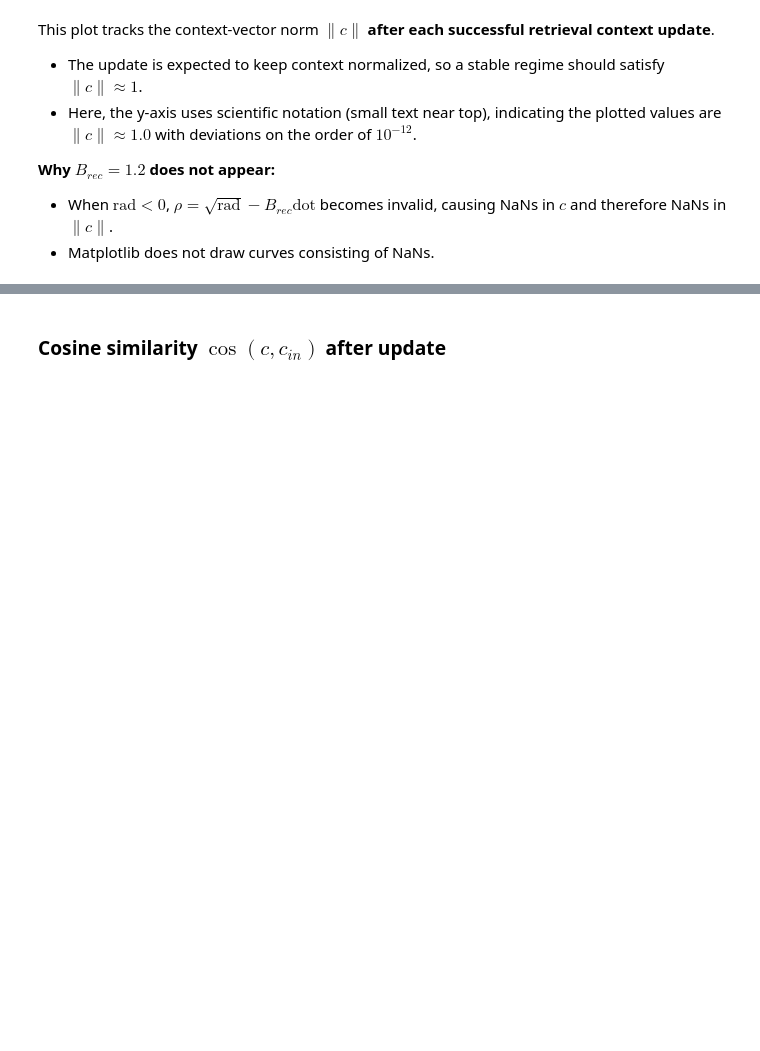
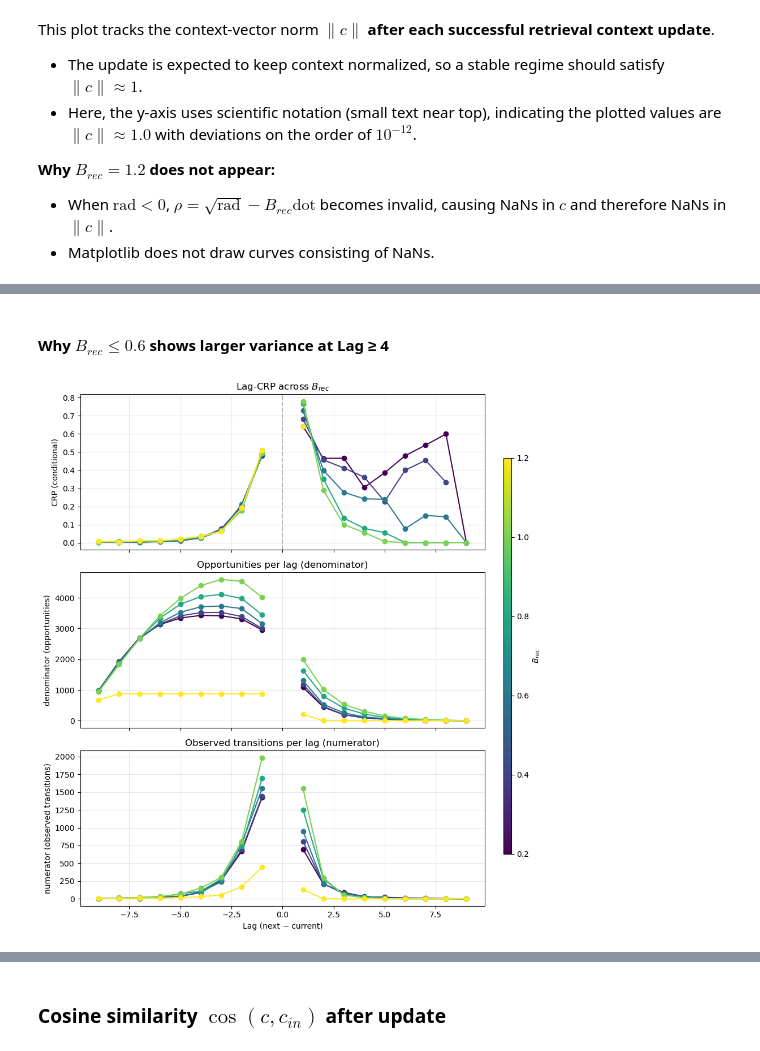
Before and after one commit to beaverjuly/PTSD_MemorySegmentation, a Jupyter notebook: external/CMR_SEM/CMR_MultiParameterSweep.ipynb, the cells around one changed output, grey strips where cells are left out. Saved outputs shown, nothing was run; the diff lists cells and outputs as text; code cells hidden in the pictures; blank space fills up the shorter version.

Commit message:
plot validation

```diff
--- a/external/CMR_SEM/CMR_MultiParameterSweep.ipynb
+++ b/external/CMR_SEM/CMR_MultiParameterSweep.ipynb
@@ -957,0 +995,8 @@ def plot_lag_crp_sweep(sweep_results, param_grid, param_name="Parameter", cmap_n
+# %%
+def plot_split_lags(ax, lags, y, color, marker="o", **kwargs):
+    lags = np.asarray(lags)
+    y = np.asarray(y)
+    neg = lags < 0
+    pos = lags > 0
+    ax.plot(lags[neg], y[neg], marker=marker, color=color, **kwargs)
+    ax.plot(lags[pos], y[pos], marker=marker, color=color, **kwargs)
@@ -1348,0 +1470,6 @@ This plot tracks the context-vector norm $\lVert c\rVert$ **after each successfu
+# %% [markdown]
+#### Why $B_{rec}≤0.6$ shows larger variance at Lag ≥ 4
+# %%
+plot_lag_crp_diagnostics(sweep_B_rec, param_grid, param_name=r"$B_{rec}$")
+# %% [output]
+[figure, added]
```
Also changed, not shown: parts of 30 cells of this notebook.
